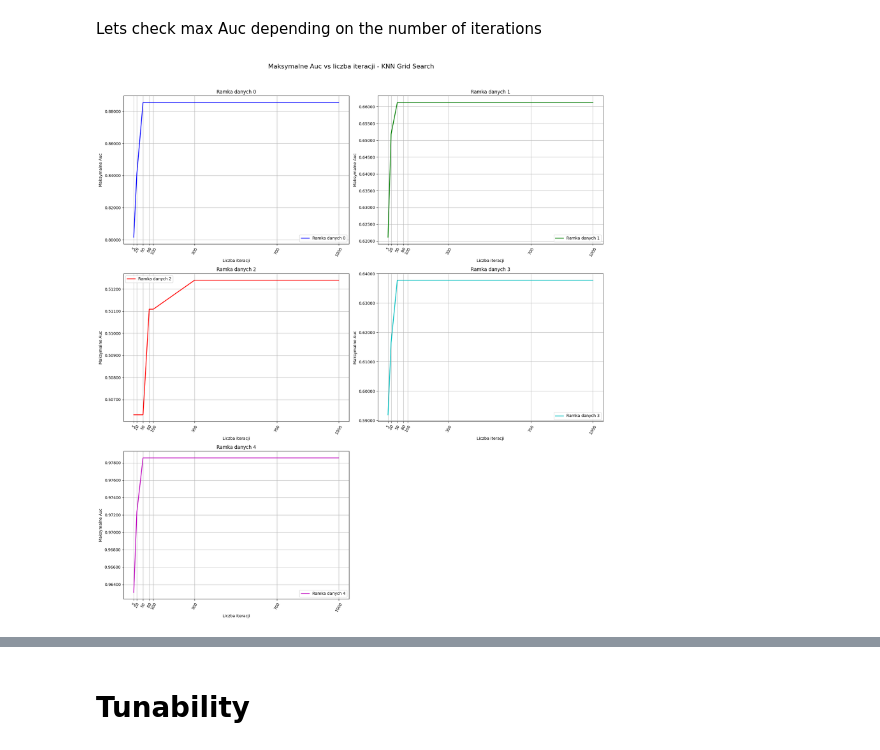
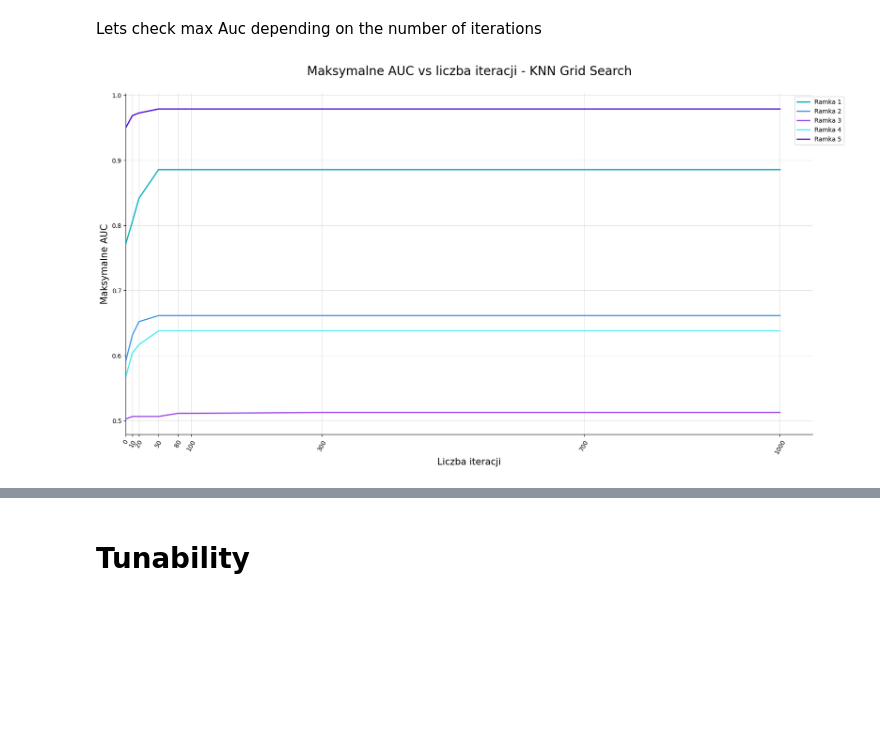
Before and after one commit to katarzynarogalska/Model-tunability, a Jupyter notebook: notebooks/tunability.ipynb, the cells around one changed output, grey strips where cells are left out. Cells and saved outputs as stored; diff of their text form; code cells hidden in the pictures; blank space fills up the shorter version.

Commit message:
'tunability plots'

```diff
--- a/notebooks/tunability.ipynb
+++ b/notebooks/tunability.ipynb
@@ -298,5 +253,43 @@ def plot_stability(all_params_df, thresholds, title):
+# %%
+def plot_stability(model_df, thresholds, title):
+
+    colors = ['#07b1bf', '#4796e9', '#9d47e9', '#46edf0', '#4905d3']
+    labels =['Ramka 1', 'Ramka 2', 'Ramka 3', 'Ramka 4', 'Ramka 5']
+
+   #skalowanie score do 0-1 na kazdej ramce danych
+    max_score = model_df['mean_test_score'].max()
+    model_df['scaled_score'] = model_df['mean_test_score']/max_score
+
+
+    #plot na każdą ramkę danych
+    plt.figure(figsize=(20, 10))
+    for df_number in range(5):
+
+        df = model_df[model_df['df_number'] == df_number].reset_index() #wybieramy wiersze tylko dla danej ramki
+        max_scores = {
+                threshold: round(df['mean_test_score'][:threshold].max(), 5) if threshold > 0
+                else round(df['mean_test_score'].iloc[0], 5)
+                for threshold in thresholds
+            } #max score dla tego thresholdu (jeśli 0 iteracja to po prostu wynik tej iteracji)
+
+        x_values = list(max_scores.keys())
+        y_values = list(max_scores.values())
+
+        plt.plot(x_values, y_values, linestyle='-',linewidth=2, color=colors[df_number], label=labels[df_number])
+
+
+    plt.title(title, fontsize=20, pad=30)
+    plt.xlabel('Liczba iteracji', fontsize=15)
+    plt.ylabel('Maksymalne AUC', fontsize=15)
+    plt.xticks(x_values, rotation=60)  # Ustawianie znaczników na osi X
+    plt.xlim(left=0) #zaczynanie od 0
+    plt.gca().spines['top'].set_visible(False) #usuwanie obramowania z gory i prawej
+    plt.gca().spines['right'].set_visible(False)
+    plt.legend(loc='upper right',bbox_to_anchor=(1.05, 1))
+    plt.grid(alpha=0.4)
+    plt.show()
 # %%
-plot_stability(knn_all_params,[5, 20, 50, 80, 100,300,700,1000], 'Maksymalne Auc vs liczba iteracji - KNN Grid Search')
+plot_stability(knn_all_params,[0,10, 20, 50, 80, 100,300,700,1000], 'Maksymalne AUC vs liczba iteracji - KNN Grid Search')
 # %% [output]
-[figure, old version]
+[figure, new version]
 # %%
```
Also changed, not shown: parts of 33 cells of this notebook.
